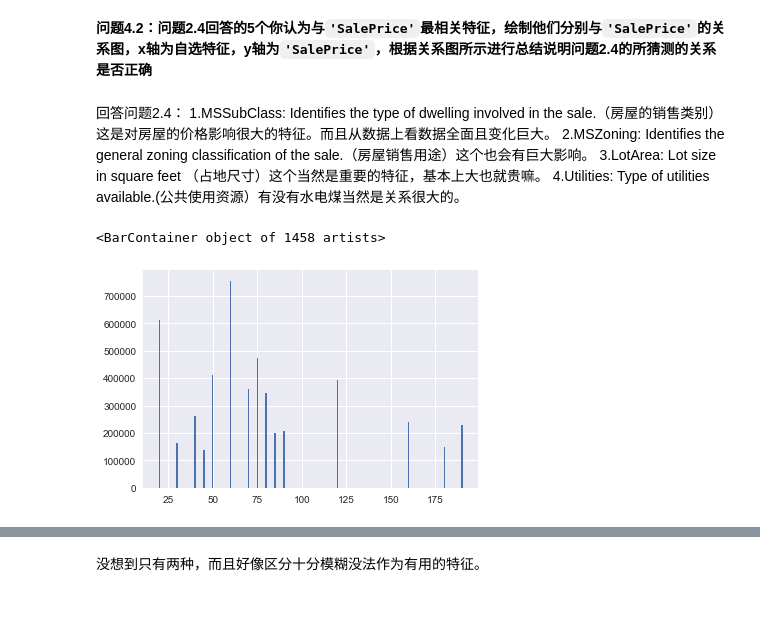
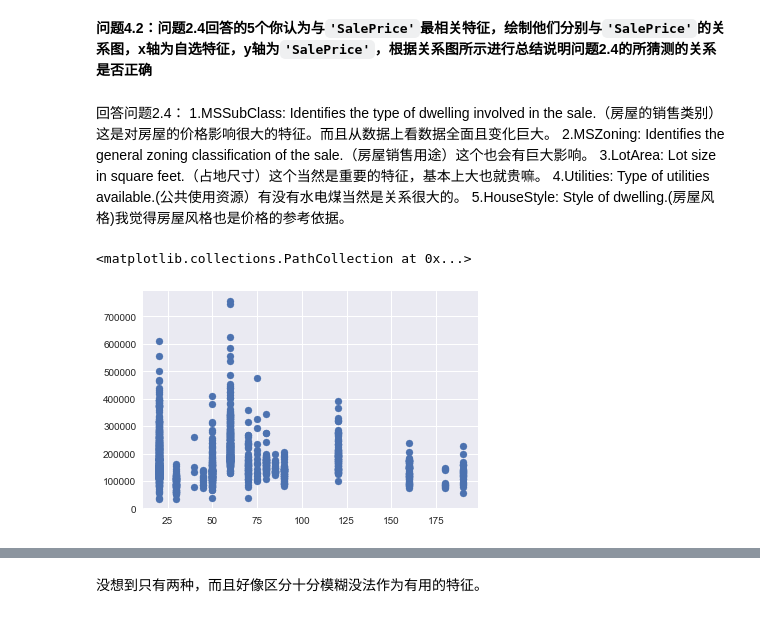
Before and after one commit to hmy1994/predicting-housing-price, a Jupyter notebook: boston_housing.ipynb, the cells around one changed output, grey strips where cells are left out. Saved outputs shown, nothing was run; the diff lists cells and outputs as text; code cells hidden in the pictures.

```diff
--- a/boston_housing.ipynb
+++ b/boston_housing.ipynb
@@ -245,11 +246,12 @@ plt.hist(data_df.SalePrice,
 回答问题2.4：
 1.MSSubClass: Identifies the type of dwelling involved in the sale.（房屋的销售类别）这是对房屋的价格影响很大的特征。而且从数据上看数据全面且变化巨大。
 2.MSZoning: Identifies the general zoning classification of the sale.（房屋销售用途）这个也会有巨大影响。
-3.LotArea: Lot size in square feet （占地尺寸）这个当然是重要的特征，基本上大也就贵嘛。
+3.LotArea: Lot size in square feet.（占地尺寸）这个当然是重要的特征，基本上大也就贵嘛。
 4.Utilities: Type of utilities available.(公共使用资源）有没有水电煤当然是关系很大的。
+5.HouseStyle: Style of dwelling.(房屋风格)我觉得房屋风格也是价格的参考依据。
 # %%
 # 4.2 TODO
-plt.bar(data_df['MSSubClass'], data_df['SalePrice'])
+plt.scatter(data_df['MSSubClass'], data_df['SalePrice'])
 # %% [output]
-<BarContainer object of 1458 artists>
+<matplotlib.collections.PathCollection at 0x...>
-[figure, old version]
+[figure, new version]
```
Also changed, not shown: parts of 15 cells of this notebook, 1 other file.
